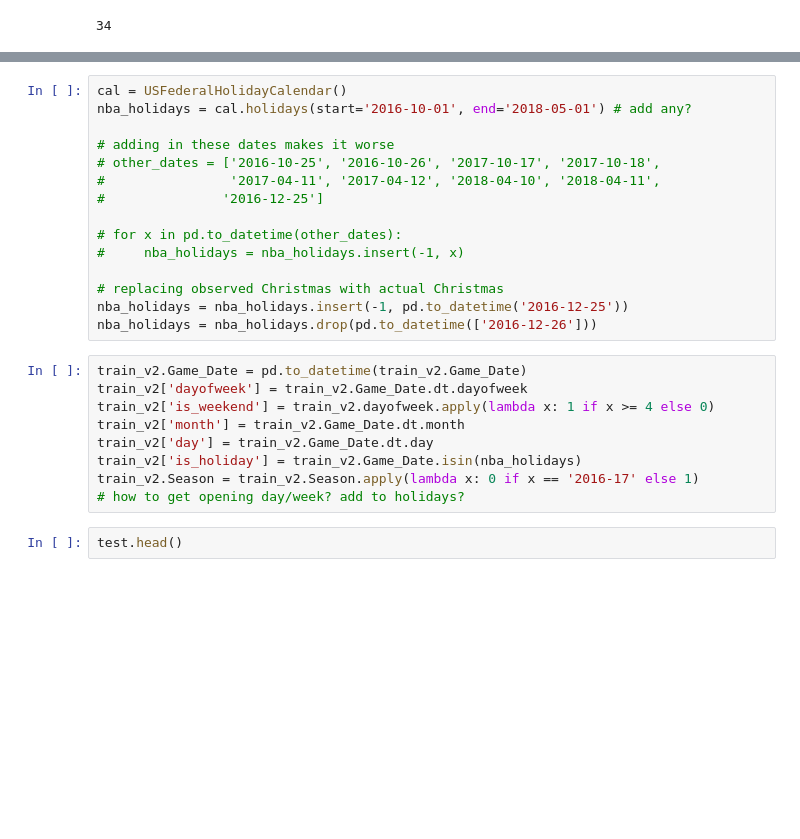
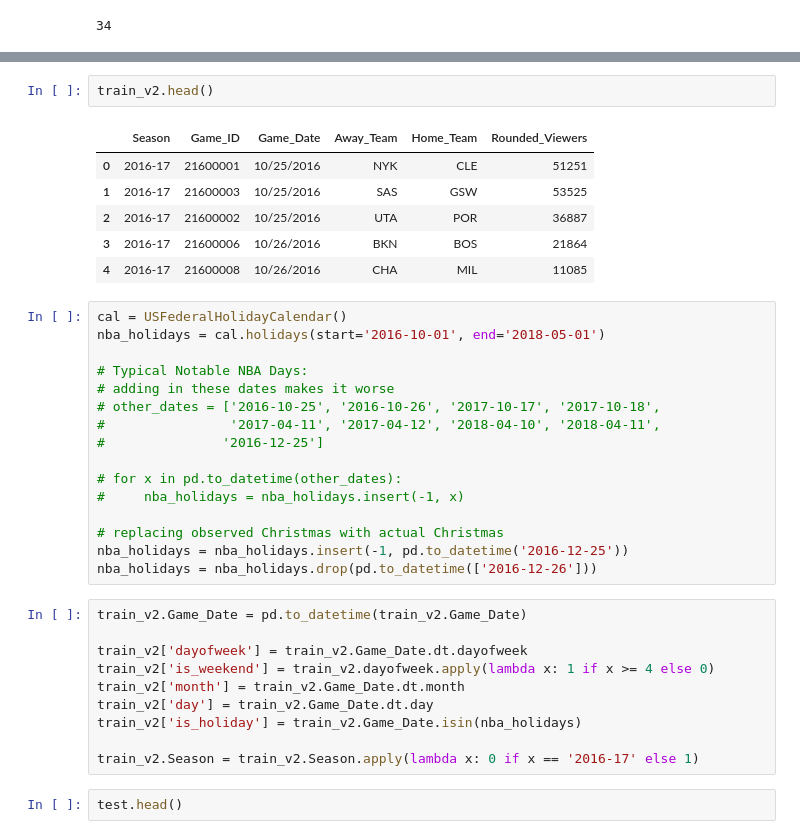
Before and after one commit to wfordh/bkball_programs, a Jupyter notebook: nba_py/biz_hackathon.ipynb, the cells around one changed output, grey strips where cells are left out. Saved outputs shown, nothing was run; the diff lists cells and outputs as text; blank space fills up the shorter version.

```diff
--- a/nba_py/biz_hackathon.ipynb
+++ b/nba_py/biz_hackathon.ipynb
@@ -58,7 +67,17 @@ train_v2 = train_v2[['Season', 'Game_ID', 'Game_Date',
+# %%
+train_v2.head()
+# %% [output]
+|  | Season | Game_ID | Game_Date | Away_Team | Home_Team | Rounded_Viewers |
+| 0 | 2016-17 | 21600001 | 10/25/2016 | NYK | CLE | 51251 |
+| 1 | 2016-17 | 21600003 | 10/25/2016 | SAS | GSW | 53525 |
+| 2 | 2016-17 | 21600002 | 10/25/2016 | UTA | POR | 36887 |
+| 3 | 2016-17 | 21600006 | 10/26/2016 | BKN | BOS | 21864 |
+| 4 | 2016-17 | 21600008 | 10/26/2016 | CHA | MIL | 11085 |
 # %%
 cal = USFederalHolidayCalendar()
-nba_holidays = cal.holidays(start='2016-10-01', end='2018-05-01') # add any?
+nba_holidays = cal.holidays(start='2016-10-01', end='2018-05-01')
 
+# Typical Notable NBA Days:
 # adding in these dates makes it worse
 # other_dates = ['2016-10-25', '2016-10-26', '2017-10-17', '2017-10-18',
 #                '2017-04-11', '2017-04-12', '2018-04-10', '2018-04-11',
@@ -72,13 +91,14 @@ nba_holidays = nba_holidays.insert(-1, pd.to_datetime('2016-12-25'))
 nba_holidays = nba_holidays.drop(pd.to_datetime(['2016-12-26']))
 # %%
 train_v2.Game_Date = pd.to_datetime(train_v2.Game_Date)
+
 train_v2['dayofweek'] = train_v2.Game_Date.dt.dayofweek
 train_v2['is_weekend'] = train_v2.dayofweek.apply(lambda x: 1 if x >= 4 else 0)
 train_v2['month'] = train_v2.Game_Date.dt.month
 train_v2['day'] = train_v2.Game_Date.dt.day
 train_v2['is_holiday'] = train_v2.Game_Date.isin(nba_holidays)
+
 train_v2.Season = train_v2.Season.apply(lambda x: 0 if x == '2016-17' else 1)
-# how to get opening day/week? add to holidays?
 # %%
 test.head()
 # %% [output]
```
Also changed, not shown: parts of 23 cells of this notebook.
